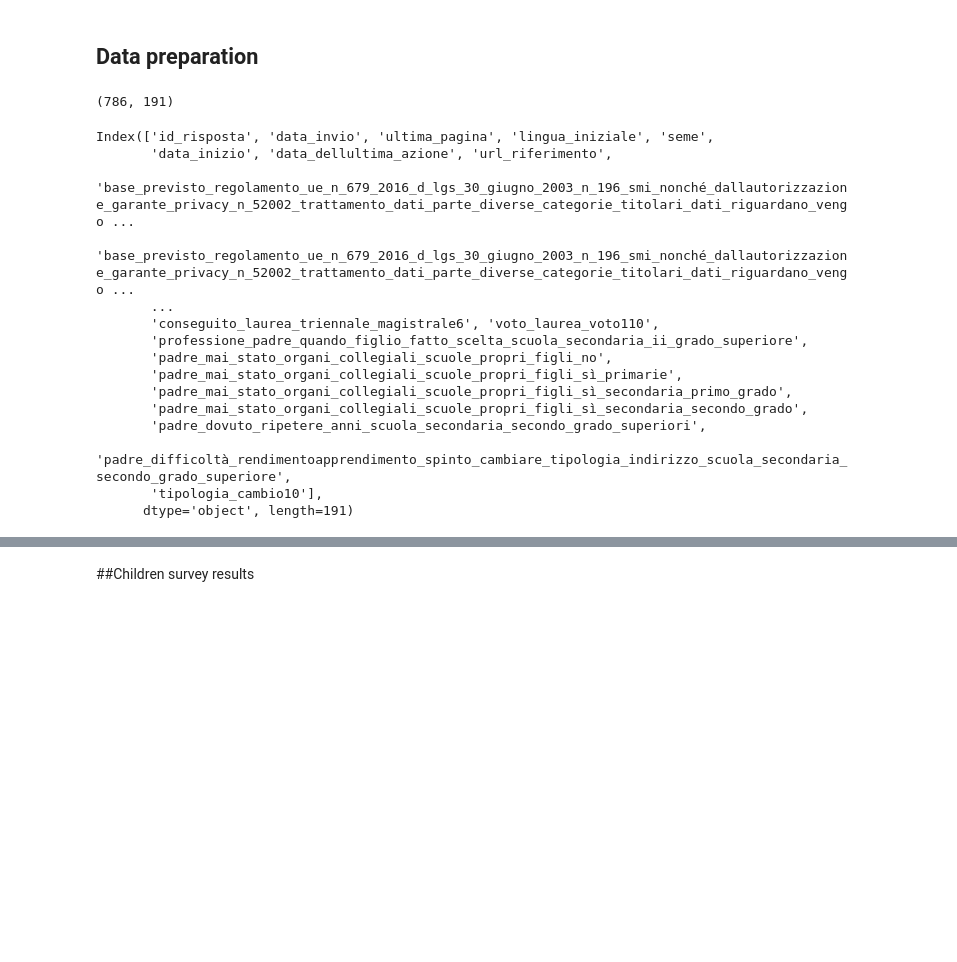
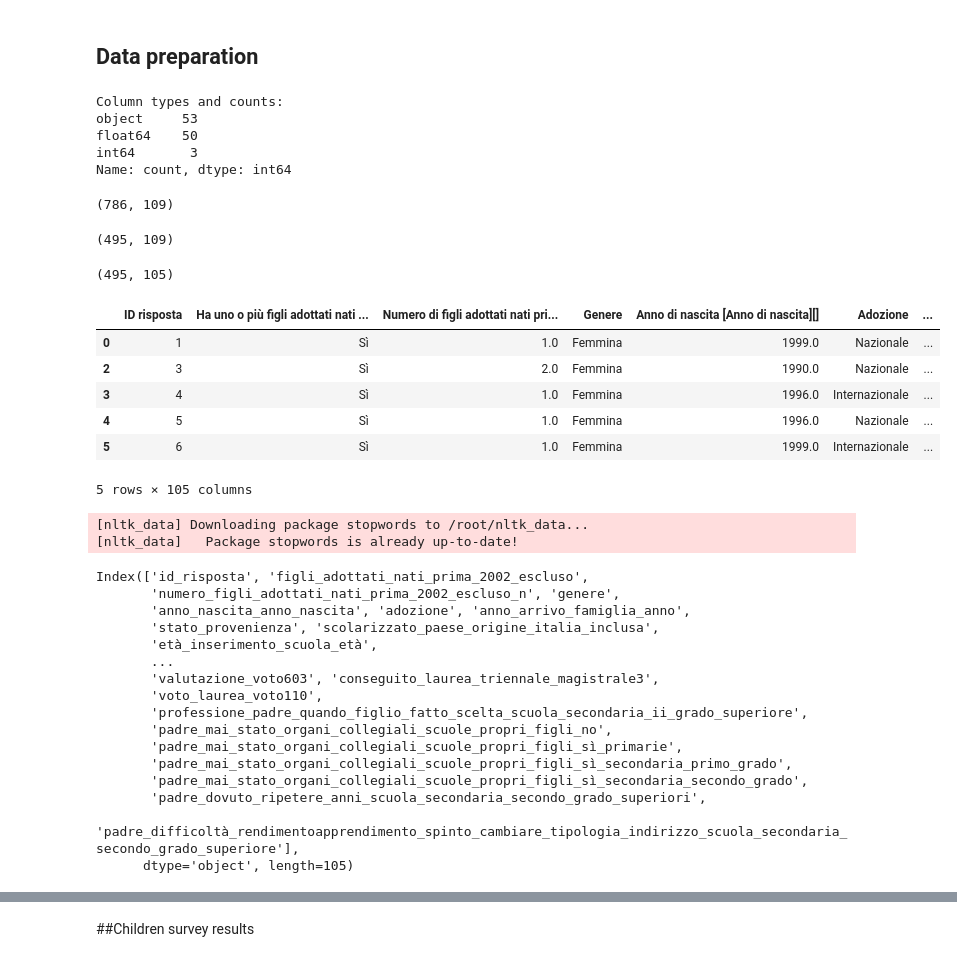
Before and after one commit to arina19-2000/unimi, a Jupyter notebook: tesi/tesi.ipynb, the cells around one changed output, grey strips where cells are left out. Drawn from its saved outputs; the diff is of its cells as text; code cells hidden in the pictures; blank space fills up the shorter version.

```diff
--- a/tesi/tesi.ipynb
+++ b/tesi/tesi.ipynb
@@ -27,14 +13,53 @@ dfa.head(10)
 # %% [markdown]
 ## Data preparation
+# %%
+dfa = pd.read_csv('results adults2.csv')
+# %%
+column_types = dfa.dtypes
+
+type_counts = column_types.value_counts()
+print("Column types and counts:")
+print(type_counts)
+# %% [output]
+Column types and counts:
+object     53
+float64    50
+int64       3
+Name: count, dtype: int64
 # %%
 dfa = dfa.dropna(axis=1, how='all')
 dfa.shape
 # %% [output]
-(786, 191)
+(786, 109)
+# %%
+dfa = dfa.dropna(thresh=int(0.05 * dfa.shape[1]), axis=0)
+dfa.shape
+# %% [output]
+(495, 109)
+# %%
+dfa = dfa.dropna(thresh=int(0.05 * dfa.shape[1]), axis=1)
+dfa.shape
+# %% [output]
+(495, 105)
+# %%
+dfa['Qual è il titolo di studio massimo conseguito?'] = dfa['Qual è il titolo di studio massimo conseguito?'].str.extract('(\d)')
+dfa['Quale scuola secondaria di secondo grado (o superiore) ha frequentato?'] = dfa['Quale scuola secondaria di secondo grado (o superiore) ha frequentato?'].str.extract('(\d)')
+dfa['Perché ha lasciato?']=dfa['Perché ha lasciato?'].str.extract('(\d)')
+dfa.head()
+# %% [output]
+|  | ID risposta | Ha uno o più figli adottati nati ... | Numero di figli adottati nati pri... | Genere | Anno di nascita [Anno di nascita][] | Adozione | ... |
+| 0 | 1 | Sì | 1.0 | Femmina | 1999.0 | Nazionale | ... |
+| 2 | 3 | Sì | 2.0 | Femmina | 1990.0 | Nazionale | ... |
+| 3 | 4 | Sì | 1.0 | Femmina | 1996.0 | Internazionale | ... |
+| 4 | 5 | Sì | 1.0 | Femmina | 1996.0 | Nazionale | ... |
+| 5 | 6 | Sì | 1.0 | Femmina | 1999.0 | Internazionale | ... |
+5 rows × 105 columns
 # %%
 import re
 import nltk
 from nltk.corpus import stopwords
+nltk.download('stopwords')
+
 from nltk.tokenize import word_tokenize
 
 stop_words = set(stopwords.words('italian'))
@@ -51,18 +76,21 @@ dfa.columns = [remove_italian_stopwords(col) for col in dfa.columns]
 
 dfa.columns
 # %% [output]
-Index(['id_risposta', 'data_invio', 'ultima_pagina', 'lingua_iniziale', 'seme',
-       'data_inizio', 'data_dellultima_azione', 'url_riferimento',
-       'base_previsto_regolamento_ue_n_679_2016_d_lgs_30_giugno_2003_n_196_smi_nonché_dallautorizzazione_garante_privacy_n_52002_trattamento_dati_parte_diverse_categorie_titolari_dati_riguardano_vengo ...
-       'base_previsto_regolamento_ue_n_679_2016_d_lgs_30_giugno_2003_n_196_smi_nonché_dallautorizzazione_garante_privacy_n_52002_trattamento_dati_parte_diverse_categorie_titolari_dati_riguardano_vengo ...
-       ...
-       'conseguito_laurea_triennale_magistrale6', 'voto_laurea_voto110',
-       'professione_padre_quando_figlio_fatto_scelta_scuola_secondaria_ii_grado_superiore',
-       'padre_mai_stato_organi_collegiali_scuole_propri_figli_no',
-       'padre_mai_stato_organi_collegiali_scuole_propri_figli_sì_primarie',
-       'padre_mai_stato_organi_collegiali_scuole_propri_figli_sì_secondaria_primo_grado',
-       'padre_mai_stato_organi_collegiali_scuole_propri_figli_sì_secondaria_secondo_grado',
-       'padre_dovuto_ripetere_anni_scuola_secondaria_secondo_grado_superiori',
-       'padre_difficoltà_rendimentoapprendimento_spinto_cambiare_tipologia_indirizzo_scuola_secondaria_secondo_grado_superiore',
-       'tipologia_cambio10'],
-      dtype='object', length=191)
+[nltk_data] Downloading package stopwords to /root/nltk_data...
+[nltk_data]   Package stopwords is already up-to-date!
+Index(['id_risposta', 'figli_adottati_nati_prima_2002_escluso',
+       'numero_figli_adottati_nati_prima_2002_escluso_n', 'genere',
+       'anno_nascita_anno_nascita', 'adozione', 'anno_arrivo_famiglia_anno',
+       'stato_provenienza', 'scolarizzato_paese_origine_italia_inclusa',
+       'età_inserimento_scuola_età',
+       ...
+       'valutazione_voto603', 'conseguito_laurea_triennale_magistrale3',
+       'voto_laurea_voto110',
+       'professione_padre_quando_figlio_fatto_scelta_scuola_secondaria_ii_grado_superiore',
+       'padre_mai_stato_organi_collegiali_scuole_propri_figli_no',
+       'padre_mai_stato_organi_collegiali_scuole_propri_figli_sì_primarie',
+       'padre_mai_stato_organi_collegiali_scuole_propri_figli_sì_secondaria_primo_grado',
+       'padre_mai_stato_organi_collegiali_scuole_propri_figli_sì_secondaria_secondo_grado',
+       'padre_dovuto_ripetere_anni_scuola_secondaria_secondo_grado_superiori',
+       'padre_difficoltà_rendimentoapprendimento_spinto_cambiare_tipologia_indirizzo_scuola_secondaria_secondo_grado_superiore'],
+      dtype='object', length=105)
```
Also changed, not shown: parts of 18 cells of this notebook.
